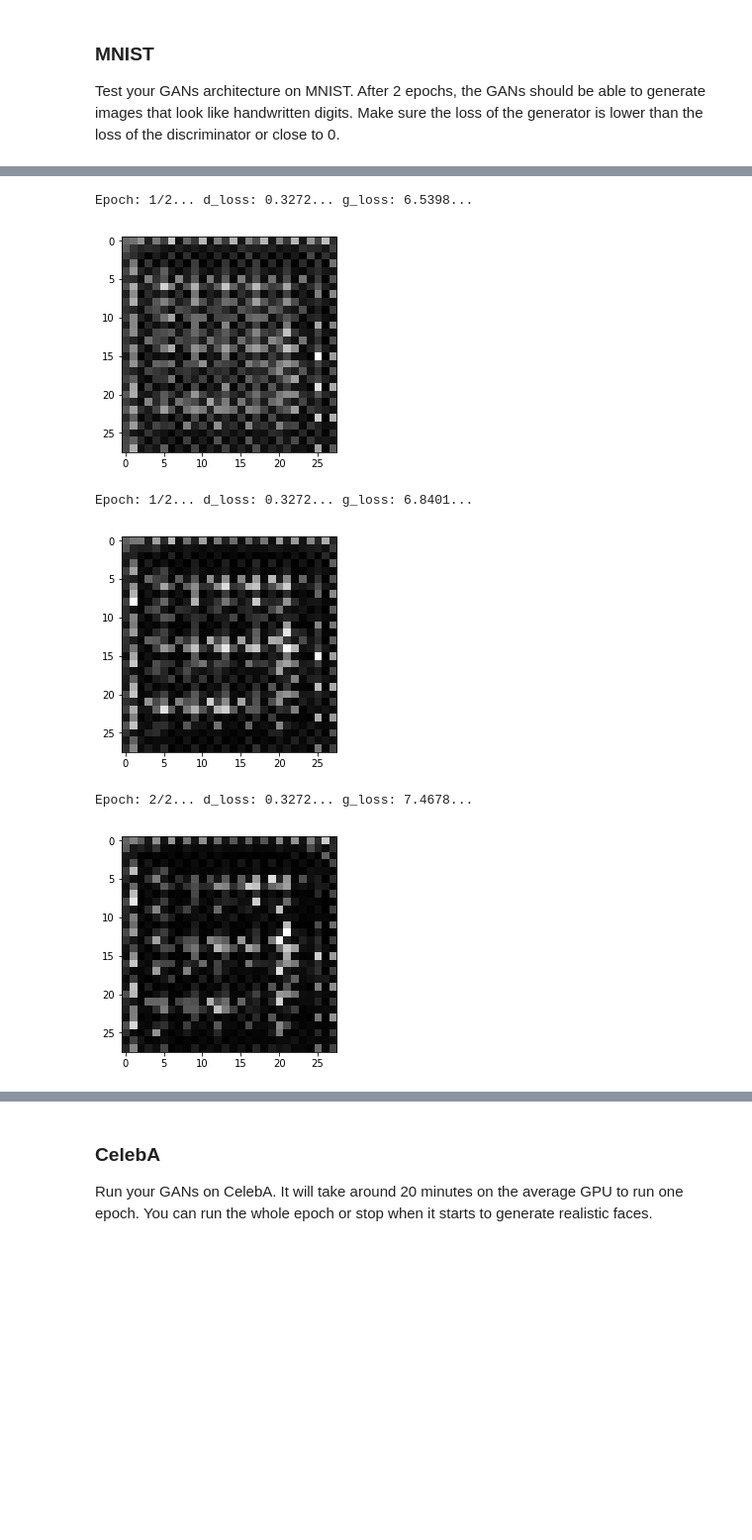
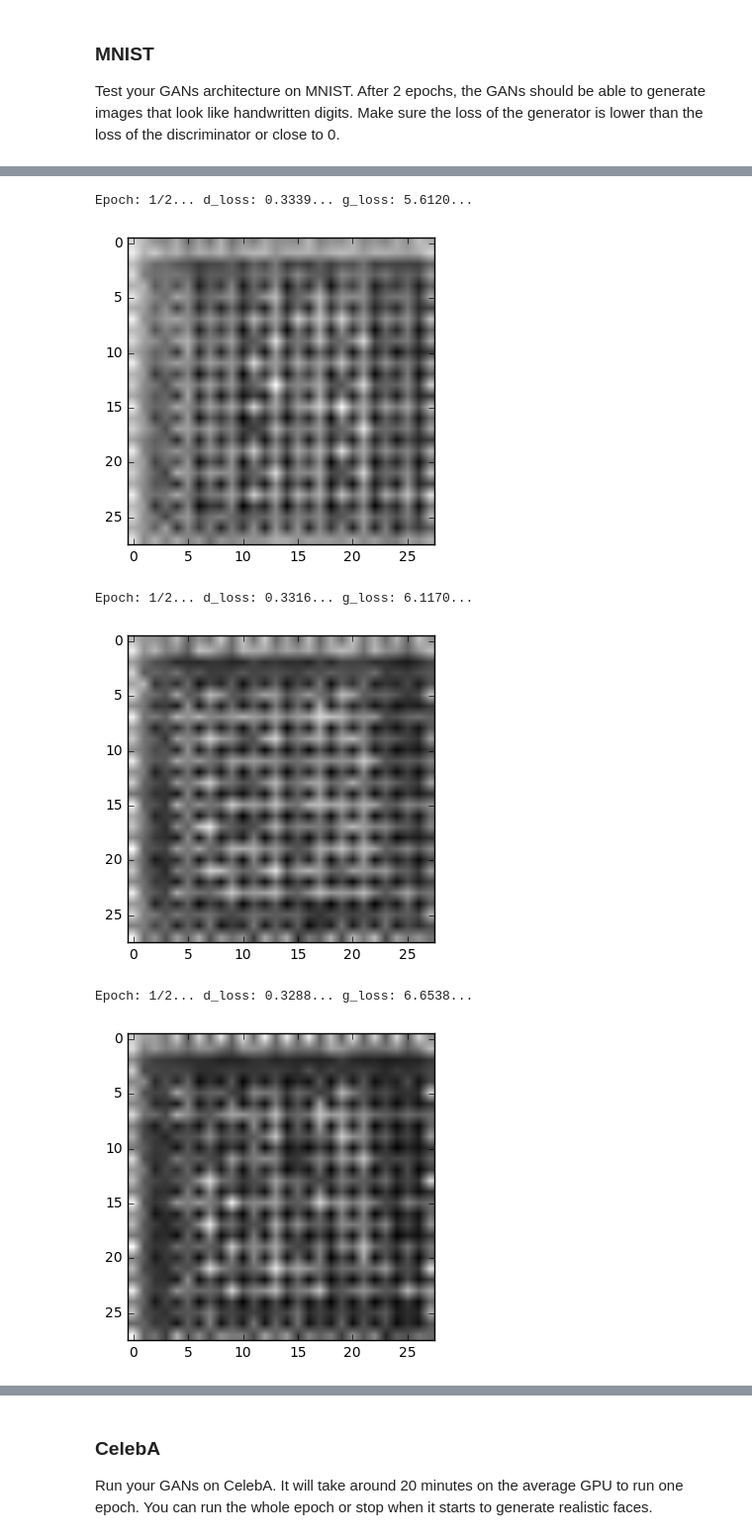
Before and after one commit to koyo922/deep-learning, a Jupyter notebook: face_generation/dlnd_face_generation.ipynb, the cells around one changed output, grey strips where cells are left out. Shown at 99% size. Drawn from its saved outputs; the diff is of its cells as text; code cells hidden in the pictures; blank space fills up the shorter version.

```diff
--- a/face_generation/dlnd_face_generation.ipynb
+++ b/face_generation/dlnd_face_generation.ipynb
@@ -195,5 +179,5 @@ reload(tests)
 # %%
-def generator(z, out_channel_dim, is_train=True):
+def generator(z, out_channel_dim, is_train=True, alpha = 0.02):
     """
     Create the generator network
     :param z: Input z
@@ -202,7 +186,6 @@ def generator(z, out_channel_dim, is_train=True):
     :return: The tensor output of the generator
     """
     # TODO: Implement Function
-    alpha = 0.02
     with tf.variable_scope('generator', reuse= not is_train):
         g1 = tf.layers.dense(z,  7*7*12)
         g1 = tf.reshape(g1, (-1,7,7,12))
@@ -234,7 +217,7 @@ Implement `model_loss` to build the GANs for training and calculate the loss.  T
 - `discriminator(images, reuse=False)`
 - `generator(z, out_channel_dim, is_train=True)`
 # %%
-def model_loss(input_real, input_z, out_channel_dim):
+def model_loss(input_real, input_z, out_channel_dim, alpha=0.2):
     """
     Get the loss for the discriminator and generator
     :param input_real: Images from the real dataset
@@ -245,10 +228,10 @@ def model_loss(input_real, input_z, out_channel_dim):
     # TODO: Implement Function
     smooth = 0.1
 
-    g_out = generator(input_z, out_channel_dim, is_train=True)
+    g_out = generator(input_z, out_channel_dim, is_train=True, alpha=alpha)
 
-    d_out_real, d_logits_real = discriminator(input_real, reuse=False)
-    d_out_fake, d_logits_fake = discriminator(g_out, reuse=True)
+    d_out_real, d_logits_real = discriminator(input_real, reuse=False, alpha=alpha)
+    d_out_fake, d_logits_fake = discriminator(g_out, reuse=True, alpha=alpha)
 
     d_loss_real = tf.reduce_mean(
         tf.nn.sigmoid_cross_entropy_with_logits(labels=tf.ones_like(d_logits_real)*(1-smooth),
@@ -259,7 +242,8 @@ def model_loss(input_real, input_z, out_channel_dim):
     d_loss = d_loss_real + d_loss_fake
 
     g_loss = tf.reduce_mean(
-        tf.nn.sigmoid_cross_entropy_with_logits(labels=tf.ones_like(d_logits_fake)*(1-smooth),
+        #tf.nn.sigmoid_cross_entropy_with_logits(labels=tf.ones_like(d_logits_fake)*(1-smooth),
+        tf.nn.sigmoid_cross_entropy_with_logits(labels=tf.ones_like(d_logits_fake),
                                                 logits=d_logits_fake))
 
     return d_loss, g_loss
@@ -289,8 +273,8 @@ def model_opt(d_loss, g_loss, learning_rate, beta1):
     g_vars = [v for v in t_vars if v.name.startswith('generator')]
     d_vars = [v for v in t_vars if v.name.startswith('discriminator')]
 
-    g_opt = tf.train.AdamOptimizer(learning_rate=learning_rate).minimize(g_loss, var_list=g_vars)
-    d_opt = tf.train.AdamOptimizer(learning_rate=learning_rate).minimize(d_loss, var_list=d_vars)
+    g_opt = tf.train.AdamOptimizer(learning_rate=learning_rate, beta1=beta1).minimize(g_loss, var_list=g_vars)
+    d_opt = tf.train.AdamOptimizer(learning_rate=learning_rate, beta1=beta1).minimize(d_loss, var_list=d_vars)
 
     return d_opt, g_opt
 
@@ -353,7 +337,7 @@ def train(epoch_count, batch_size, z_dim, learning_rate, beta1, get_batches, dat
     """
     # TODO: Build Model
     input_real, input_z, learning_rate_ = model_inputs(*data_shape[1:], z_dim)
-    d_loss, g_loss = model_loss(input_real, input_z, data_shape[-1])
+    d_loss, g_loss = model_loss(input_real, input_z, data_shape[-1], alpha=0.2)
     d_opt, g_opt = model_opt(d_loss, g_loss, learning_rate_, beta1)
 
     with tf.Session() as sess:
@@ -378,9 +362,9 @@ def train(epoch_count, batch_size, z_dim, learning_rate, beta1, get_batches, dat
 ### MNIST
 Test your GANs architecture on MNIST.  After 2 epochs, the GANs should be able to generate images that look like handwritten digits.  Make sure the loss of the generator is lower than the loss of the discriminator or close to 0.
 # %%
-batch_size = 128
+batch_size = 64
 z_dim = 128
-learning_rate = 0.002
+learning_rate = 0.0005
 beta1 = 0.5
 
 
@@ -403,6 +387,6 @@ Epoch: 1/2... d_loss: 0.3345... g_loss: 5.3955...
-Epoch: 1/2... d_loss: 0.3272... g_loss: 6.5398...
+Epoch: 1/2... d_loss: 0.3339... g_loss: 5.6120...
-[figure, old version]
+[figure, new version]
-Epoch: 1/2... d_loss: 0.3272... g_loss: 6.8401...
+Epoch: 1/2... d_loss: 0.3316... g_loss: 6.1170...
-[figure, old version]
+[figure, new version]
-Epoch: 2/2... d_loss: 0.3272... g_loss: 7.4678...
+Epoch: 1/2... d_loss: 0.3288... g_loss: 6.6538...
-[figure, old version]
+[figure, new version]
```
Also changed, not shown: parts of 8 cells of this notebook.
